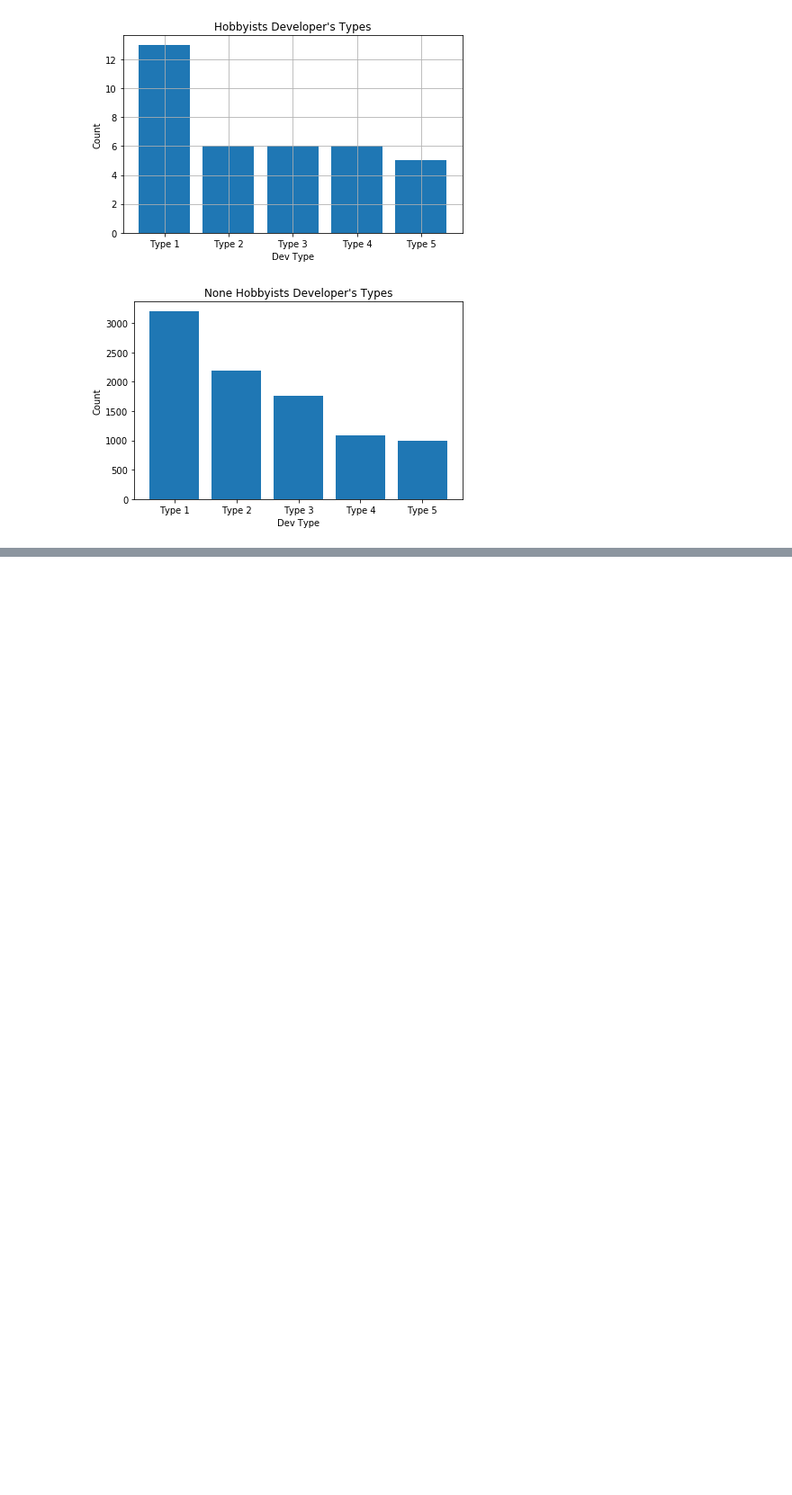
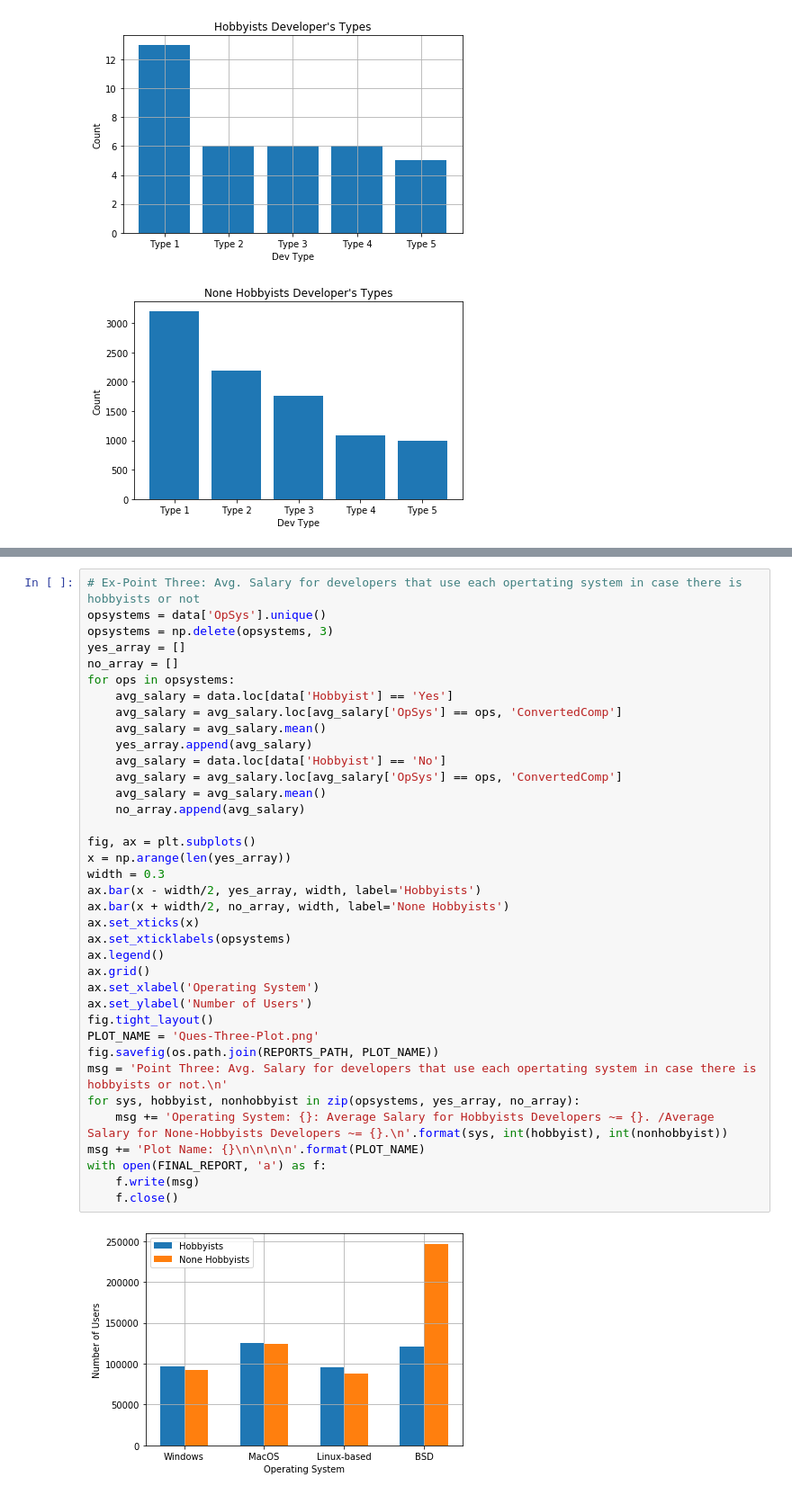
Before and after one commit to abdullahth/sof, a Jupyter notebook: 2020/app.ipynb, the cells around one changed output, grey strips where cells are left out. Shown at 90% size. Saved outputs shown, nothing was run; the diff lists cells and outputs as text; blank space fills up the shorter version.

Commit message:
2020: EX-Point Three

```diff
--- a/2020/app.ipynb
+++ b/2020/app.ipynb
@@ -339,0 +346,39 @@ Type 5 :  Developer, front-end
+# %%
+# Ex-Point Three: Avg. Salary for developers that use each opertating system in case there is hobbyists or not
+opsystems = data['OpSys'].unique()
+opsystems = np.delete(opsystems, 3)
+yes_array = []
+no_array = []
+for ops in opsystems:
+    avg_salary = data.loc[data['Hobbyist'] == 'Yes']
+    avg_salary = avg_salary.loc[avg_salary['OpSys'] == ops, 'ConvertedComp']
+    avg_salary = avg_salary.mean()
+    yes_array.append(avg_salary)
+    avg_salary = data.loc[data['Hobbyist'] == 'No']
+    avg_salary = avg_salary.loc[avg_salary['OpSys'] == ops, 'ConvertedComp']
+    avg_salary = avg_salary.mean()
+    no_array.append(avg_salary)
+
+fig, ax = plt.subplots()
+x = np.arange(len(yes_array))
+width = 0.3
+ax.bar(x - width/2, yes_array, width, label='Hobbyists')
+ax.bar(x + width/2, no_array, width, label='None Hobbyists')
+ax.set_xticks(x)
+ax.set_xticklabels(opsystems)
+ax.legend()
+ax.grid()
+ax.set_xlabel('Operating System')
+ax.set_ylabel('Number of Users')
+fig.tight_layout()
+PLOT_NAME = 'Ques-Three-Plot.png'
+fig.savefig(os.path.join(REPORTS_PATH, PLOT_NAME))
+msg = 'Point Three: Avg. Salary for developers that use each opertating system in case there is hobbyists or not.\n'
+for sys, hobbyist, nonhobbyist in zip(opsystems, yes_array, no_array):
+    msg += 'Operating System: {}: Average Salary for Hobbyists Developers ~= {}. /Average Salary for None-Hobbyists Developers ~= {}.\n'.format(sys, int(hobbyist), int(nonhobbyist))
+msg += 'Plot Name: {}\n\n\n\n'.format(PLOT_NAME)
+with open(FINAL_REPORT, 'a') as f:
+    f.write(msg)
+    f.close()
+# %% [output]
+[figure, added]
```
Also changed, not shown: parts of 3 cells of this notebook.
